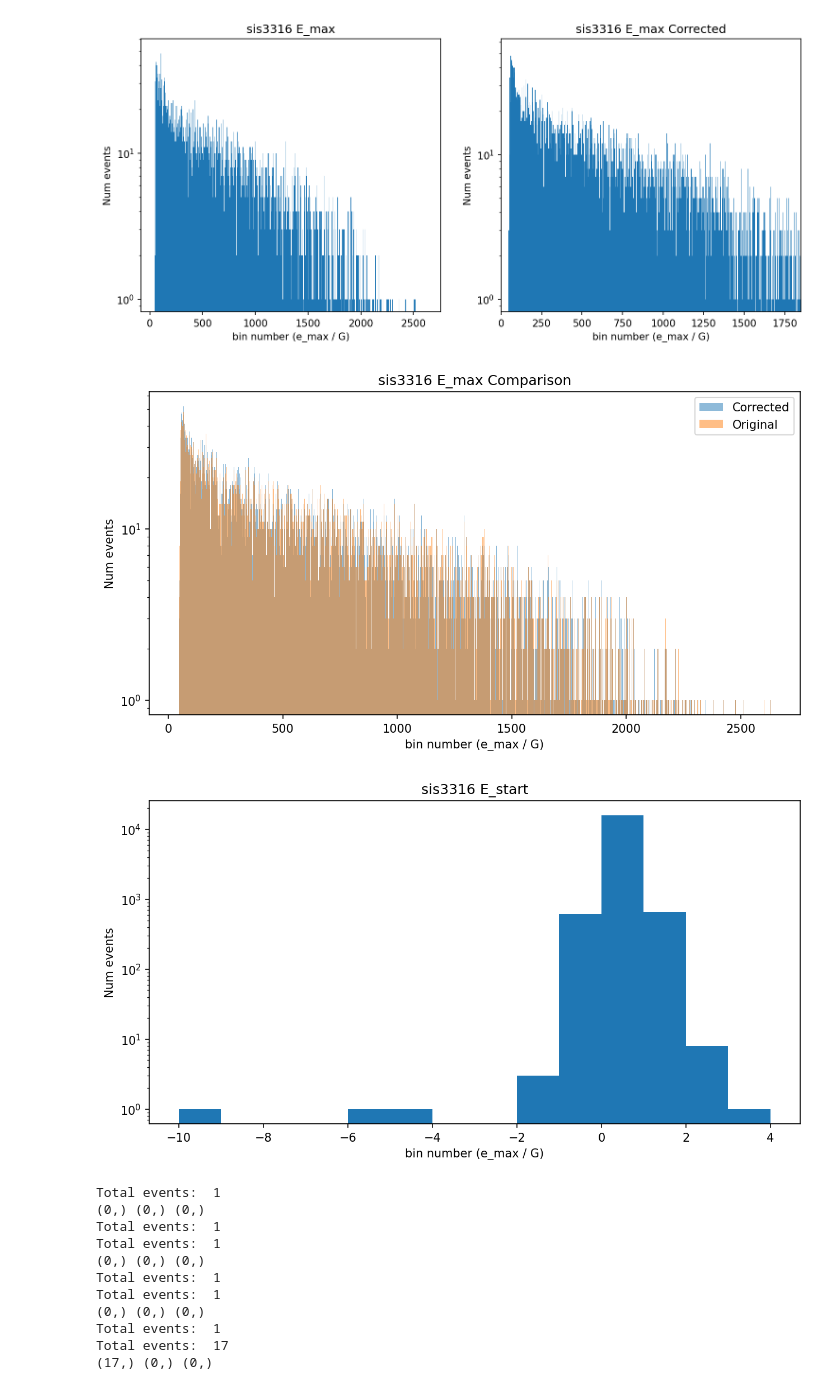
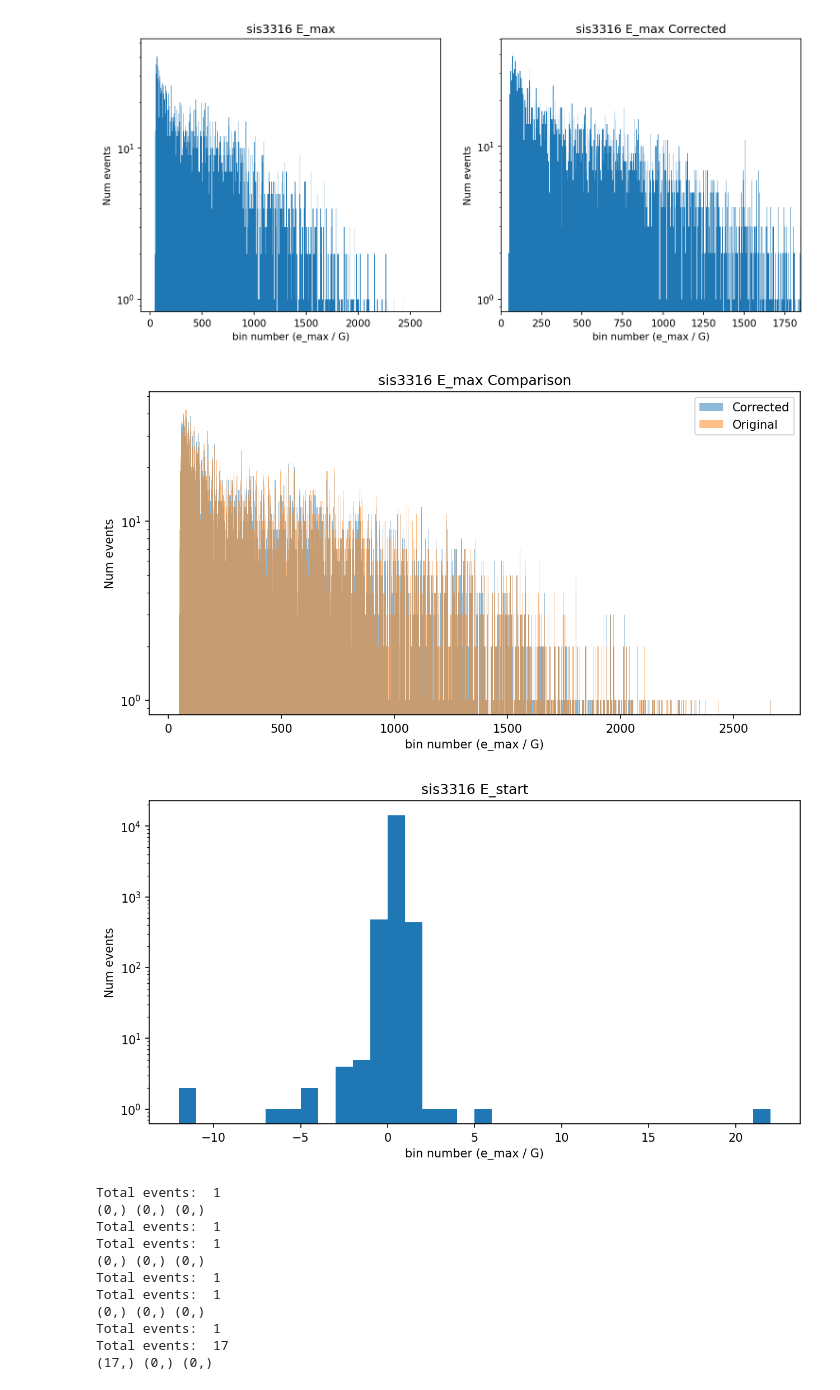
Before and after one commit to Ryan0522/sis3316_2025, a Jupyter notebook: Peak_Analysis.ipynb, the cells around one changed output. Cells and saved outputs as stored; diff of their text form; code cells hidden in the pictures.

```diff
--- a/Peak_Analysis.ipynb
+++ b/Peak_Analysis.ipynb
@@ -345,6 +345,6 @@ def plot_all_raw():
 
 #plot_all_raw()
 # %%
-filename = "./output/20260303_run17/ch10.dat"
+filename = "./output/20260303_run18/ch07.dat"
 parse_events(filename, debug=True, save_raw=False, save_list=False)
 # %% [output]
@@ -356,6 +356,6 @@ Len of emax array:  17144
-[figure, old version]
+[figure, new version]
-[figure, old version]
+[figure, new version]
-[figure, old version]
+[figure, new version]
 # %%
 def save_events(file, debug=False, verbose=False, save_raw=False, save_list=False):
     infile = io.open(file, 'rb')
```
Also changed, not shown: parts of 1 cell of this notebook, 1 other file.
